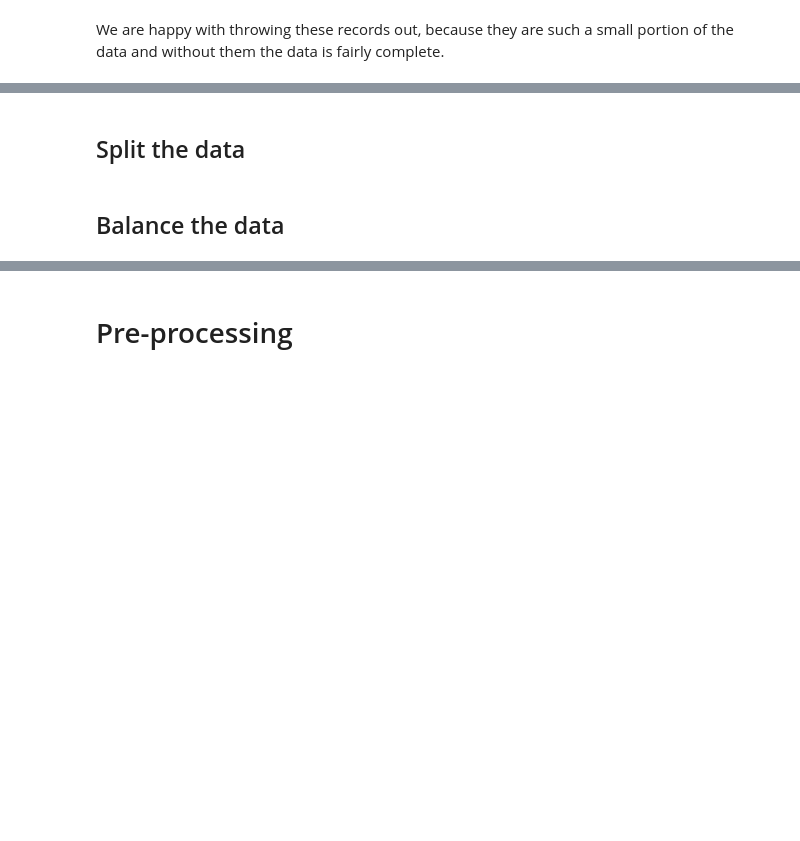
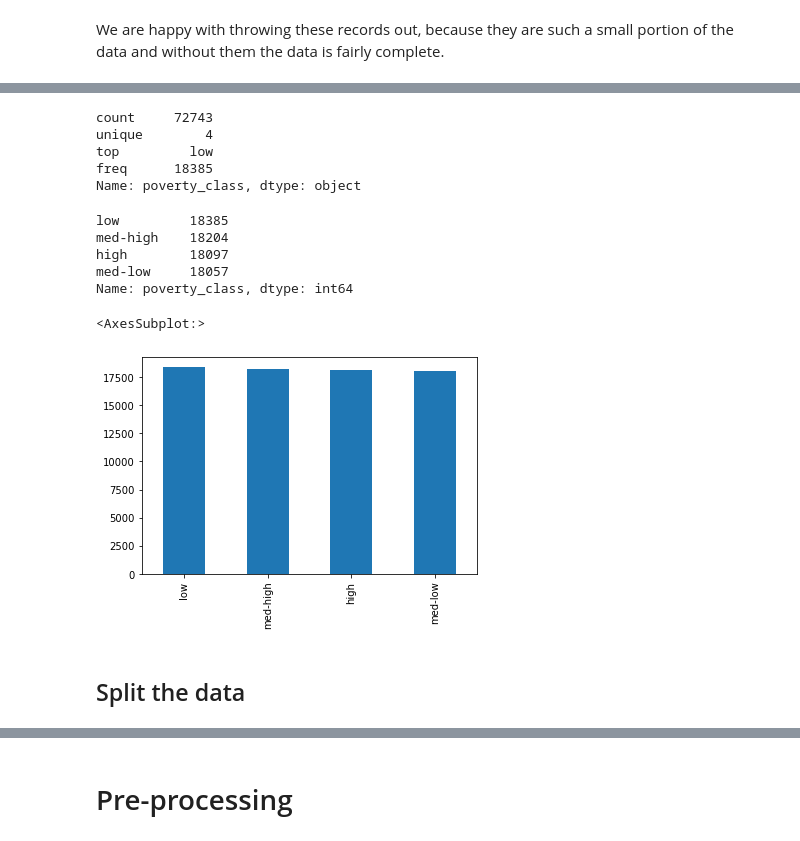
Before and after one commit to stevenjohnlarsen/poverty-data-lab-nn, a Jupyter notebook: CombinedWork.ipynb, the cells around one changed output, grey strips where cells are left out. Cells and saved outputs as stored; diff of their text form; code cells hidden in the pictures; blank space fills up the shorter version.

```diff
--- a/CombinedWork.ipynb
+++ b/CombinedWork.ipynb
@@ -60,4 +84,27 @@ We are happy with throwing these records out, because they are such a small port
+# %%
+labels = ['low', 'med-low', 'med-high', 'high']
+df['poverty_class'] = pd.qcut(df['Poverty'],
+                             q=4,
+                             labels=labels)
+df['poverty_class'].describe()
+# %% [output]
+count     72743
+unique        4
+top         low
+freq      18385
+Name: poverty_class, dtype: object
+# %%
+df['poverty_class'].value_counts()
+# %% [output]
+low         18385
+med-high    18204
+high        18097
+med-low     18057
+Name: poverty_class, dtype: int64
+# %%
+df['poverty_class'].value_counts().plot(kind='bar')
+# %% [output]
+<AxesSubplot:>
+[figure, added]
 # %% [markdown]
 ## Split the data
-# %% [markdown]
-## Balance the data
```
Also changed, not shown: parts of 4 cells of this notebook.
